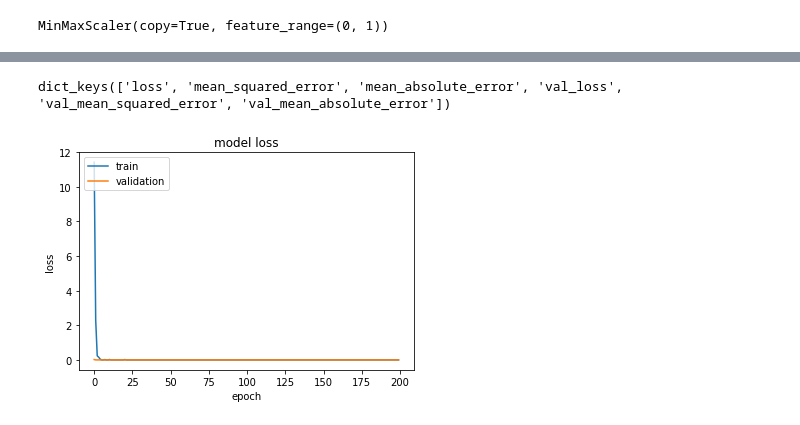
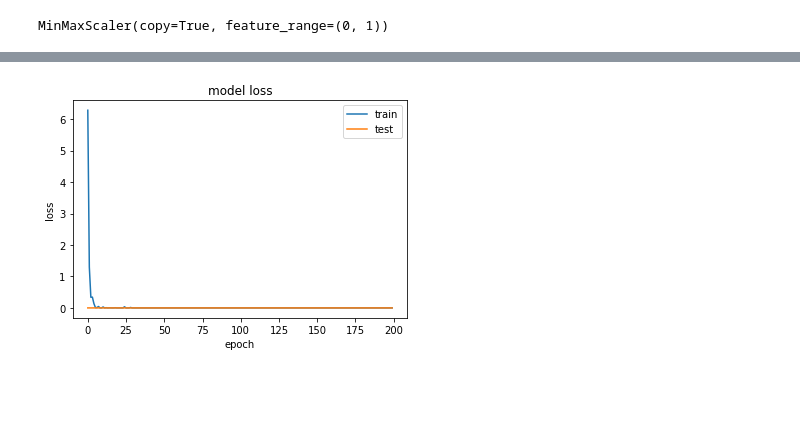
Before and after one commit to crabio/MlSaleForecasting, a Jupyter notebook: SalesForecasting.ipynb, the cells around one changed output, grey strips where cells are left out. Drawn from its saved outputs; the diff is of its cells as text; code cells hidden in the pictures; blank space fills up the shorter version.

```diff
--- a/SalesForecasting.ipynb
+++ b/SalesForecasting.ipynb
@@ -90,3 +103,5 @@ full_train_data.loc[:,'month'] = full_train_data.index.month
+# %%
+full_train_data = pd.read_excel('full_train_data.xlsx')
 # %% [markdown]
 Создаем DF корелляции
 # %%
@@ -182,10 +175,10 @@ X_train, X_test, y_train, y_test = train_test_split(xscale, yscale)
 MinMaxScaler(copy=True, feature_range=(0, 1))
 MinMaxScaler(copy=True, feature_range=(0, 1))
 # %%
+# 82.6%
 model = Sequential()
-model.add(Dense(16, input_dim=16, kernel_initializer='normal'))
-model.add(Dense(32))
-model.add(Dense(8))
+model.add(Dense(32, input_dim=16, kernel_initializer='normal'))
+model.add(Dense(16))
 model.add(Dense(1))
 model.summary()
 # %% [output]
@@ -207,5 +198,5 @@ _________________________________________________________________
 # %%
 model.compile(loss='mse', optimizer='adam', metrics=['mse','mae'])
 # %%
-history = model.fit(X_train, y_train, epochs=150, batch_size=50,  verbose=1, validation_split=0.2)
+history = model.fit(X_train, y_train, epochs=200, batch_size=50, validation_data=(X_test, y_test), shuffle=True, verbose=1)
 # %% [output]
@@ -229,14 +220,12 @@ Epoch 194/200
 # %%
-print(history.history.keys())
-# "Loss"
+plt.figure()
 plt.plot(history.history['loss'])
 plt.plot(history.history['val_loss'])
 plt.title('model loss')
 plt.ylabel('loss')
 plt.xlabel('epoch')
-plt.legend(['train', 'validation'], loc='upper left')
+plt.legend(['train', 'test'], loc='best')
 plt.show()
 # %% [output]
-dict_keys(['loss', 'mean_squared_error', 'mean_absolute_error', 'val_loss', 'val_mean_squared_error', 'val_mean_absolute_error'])
-[figure, old version]
+[figure, new version]
 # %%
```
Also changed, not shown: parts of 13 cells of this notebook, 1 other file.
